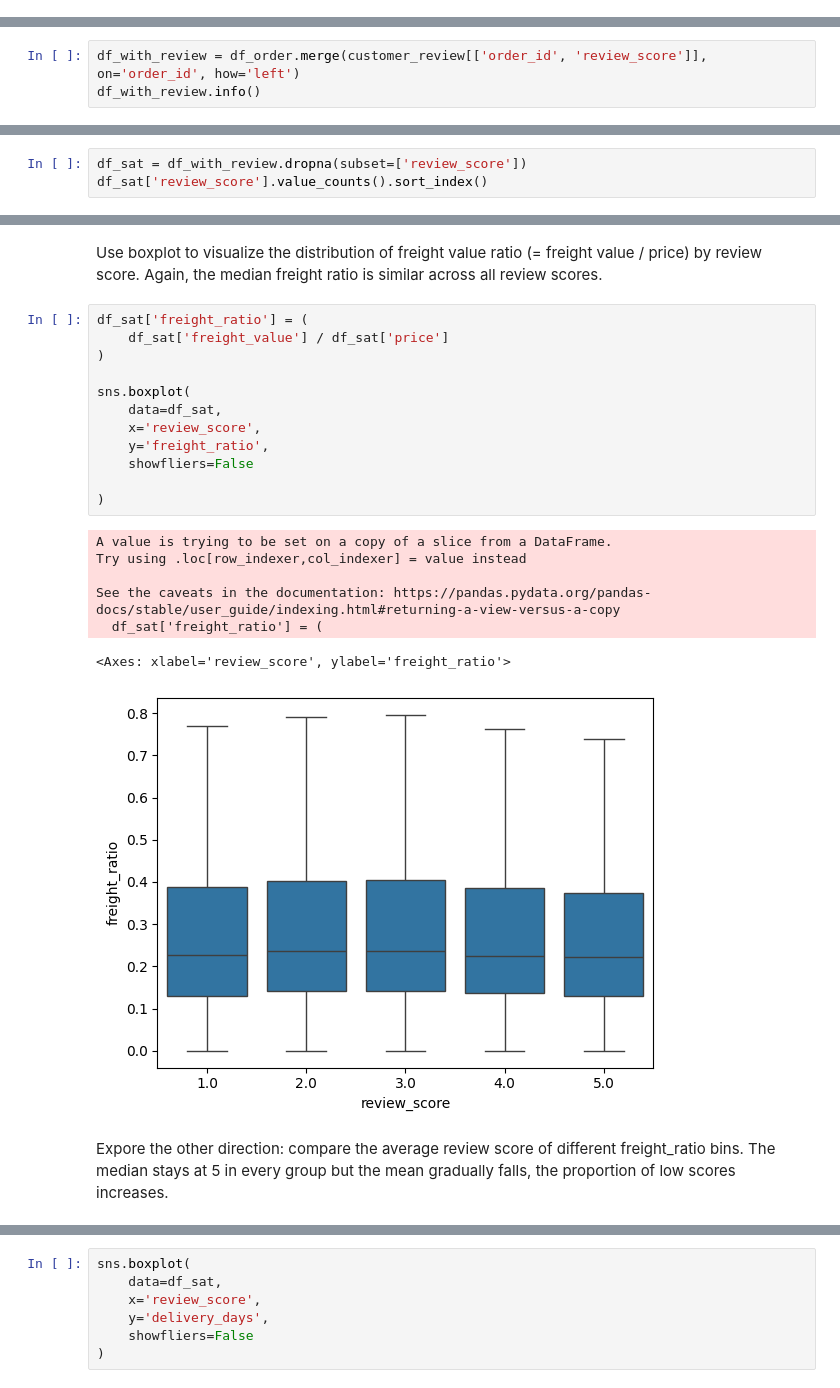
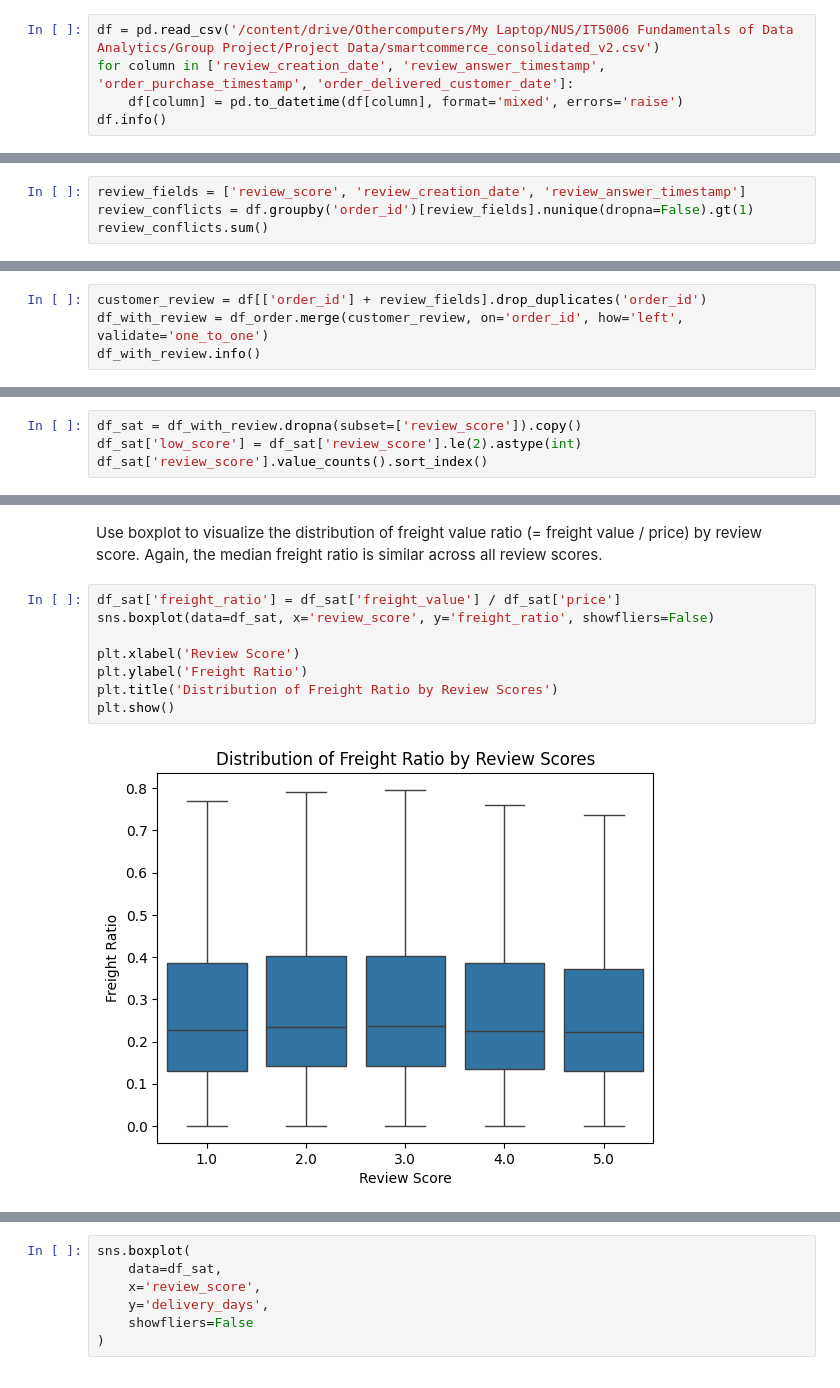
Before and after one commit to IT5006-Group9/IT5006-Group9-Olist-Project, a Jupyter notebook: notebooks/01_customer_satisfaction_eda.ipynb, the cells around one changed output, grey strips where cells are left out. Drawn from its saved outputs; the diff is of its cells as text.

```diff
--- a/notebooks/01_customer_satisfaction_eda.ipynb
+++ b/notebooks/01_customer_satisfaction_eda.ipynb
@@ -17,0 +18,5 @@ customer_review = pd.read_csv('/content/drive/Othercomputers/My Laptop/NUS/IT500
+# %%
+df = pd.read_csv('/content/drive/Othercomputers/My Laptop/NUS/IT5006 Fundamentals of Data Analytics/Group Project/Project Data/smartcommerce_consolidated_v2.csv')
+for column in ['review_creation_date', 'review_answer_timestamp', 'order_purchase_timestamp', 'order_delivered_customer_date']:
+    df[column] = pd.to_datetime(df[column], format='mixed', errors='raise')
+df.info()
@@ -110,0 +109,4 @@ customer_review_latest = (
+# %%
+review_fields = ['review_score', 'review_creation_date', 'review_answer_timestamp']
+review_conflicts = df.groupby('order_id')[review_fields].nunique(dropna=False).gt(1)
+review_conflicts.sum()
@@ -111,7 +119,8 @@ customer_review_latest = (
 # %% [markdown]
 Merging customer review with original dataset
 # %%
-df_with_review = df_order.merge(customer_review[['order_id', 'review_score']], on='order_id', how='left')
+customer_review = df[['order_id'] + review_fields].drop_duplicates('order_id')
+df_with_review = df_order.merge(customer_review, on='order_id', how='left', validate='one_to_one')
 df_with_review.info()
 # %% [output]
 <class 'pandas.core.frame.DataFrame'>
@@ -138,7 +151,8 @@ np.int64(749)
 # %% [markdown]
 Drop those NA rows, then check the distribution of review scores 1 - 5.
 # %%
-df_sat = df_with_review.dropna(subset=['review_score'])
+df_sat = df_with_review.dropna(subset=['review_score']).copy()
+df_sat['low_score'] = df_sat['review_score'].le(2).astype(int)
 df_sat['review_score'].value_counts().sort_index()
 # %% [output]
 |  | count |
@@ -196,24 +227,12 @@ sns.boxplot(
 # %% [markdown]
 Use boxplot to visualize the distribution of freight value ratio (= freight value / price) by review score. Again, the median freight ratio is similar across all review scores.
 # %%
-df_sat['freight_ratio'] = (
-    df_sat['freight_value'] / df_sat['price']
-)
+df_sat['freight_ratio'] = df_sat['freight_value'] / df_sat['price']
+sns.boxplot(data=df_sat, x='review_score', y='freight_ratio', showfliers=False)
 
-sns.boxplot(
-    data=df_sat,
-    x='review_score',
-    y='freight_ratio',
-    showfliers=False
-
-)
+plt.xlabel('Review Score')
+plt.ylabel('Freight Ratio')
+plt.title('Distribution of Freight Ratio by Review Scores')
+plt.show()
 # %% [output]
-A value is trying to be set on a copy of a slice from a DataFrame.
-Try using .loc[row_indexer,col_indexer] = value instead
-
-See the caveats in the documentation: https://pandas.pydata.org/pandas-docs/stable/user_guide/indexing.html#returning-a-view-versus-a-copy
-  df_sat['freight_ratio'] = (
-<Axes: xlabel='review_score', ylabel='freight_ratio'>
-[figure, old version]
+[figure, new version]
-# %% [markdown]
-Expore the other direction: compare the average review score of different freight_ratio bins. The median stays at 5 in every group but the mean gradually falls, the proportion of low scores increases.
```
Also changed, not shown: parts of 45 cells of this notebook.
